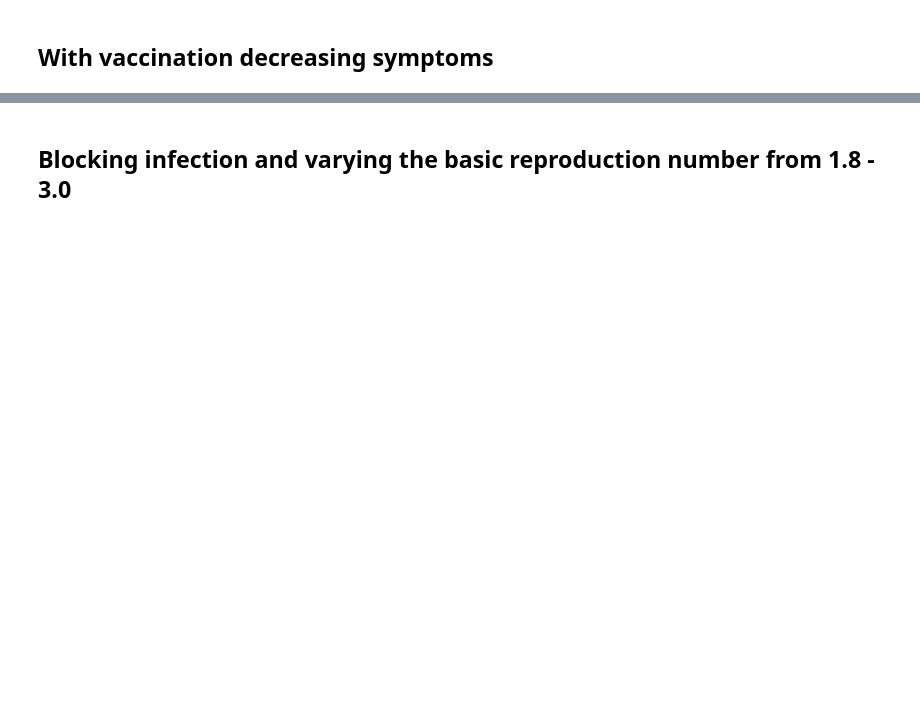
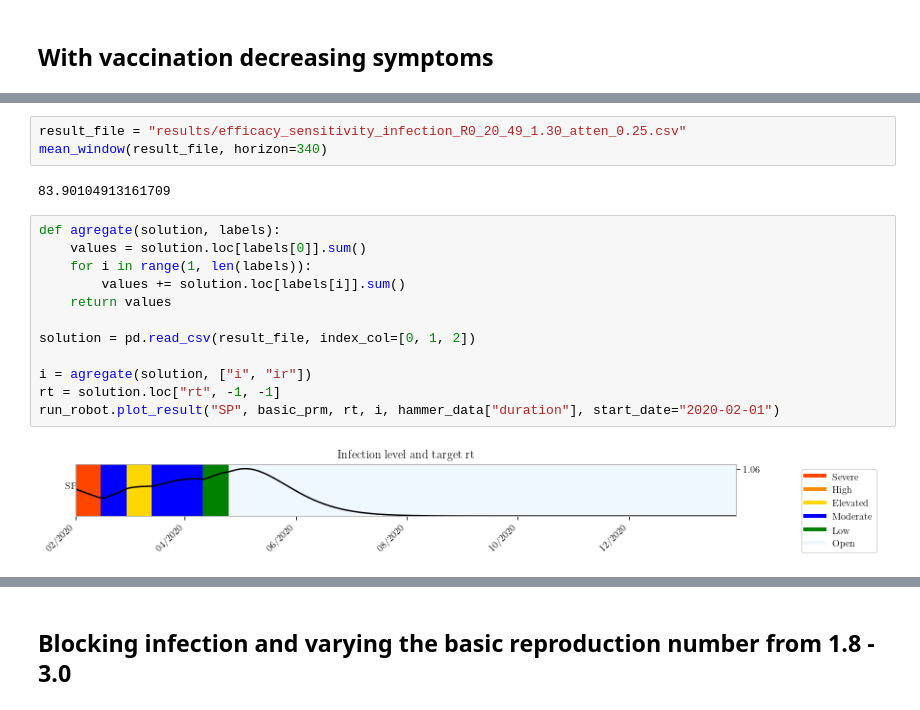
Before and after one commit to pjssilva/Robot-vaccine, a Jupyter notebook: efficacy_sensitivity.ipynb, the cells around one changed output, grey strips where cells are left out. Cells and saved outputs as stored; diff of their text form; blank space fills up the shorter version.

```diff
--- a/efficacy_sensitivity.ipynb
+++ b/efficacy_sensitivity.ipynb
@@ -238,0 +368,19 @@ plt.savefig(figure_all_file)
+# %%
+result_file = "results/efficacy_sensitivity_infection_R0_20_49_1.30_atten_0.25.csv"
+mean_window(result_file, horizon=340)
+# %% [output]
+83.90104913161709
+# %%
+def agregate(solution, labels):
+    values = solution.loc[labels[0]].sum()
+    for i in range(1, len(labels)):
+        values += solution.loc[labels[i]].sum()
+    return values
+
+solution = pd.read_csv(result_file, index_col=[0, 1, 2])
+
+i = agregate(solution, ["i", "ir"])
+rt = solution.loc["rt", -1, -1]
+run_robot.plot_result("SP", basic_prm, rt, i, hammer_data["duration"], start_date="2020-02-01")
+# %% [output]
+[figure, added]
```
Also changed, not shown: parts of 16 cells of this notebook, 4 other files.
